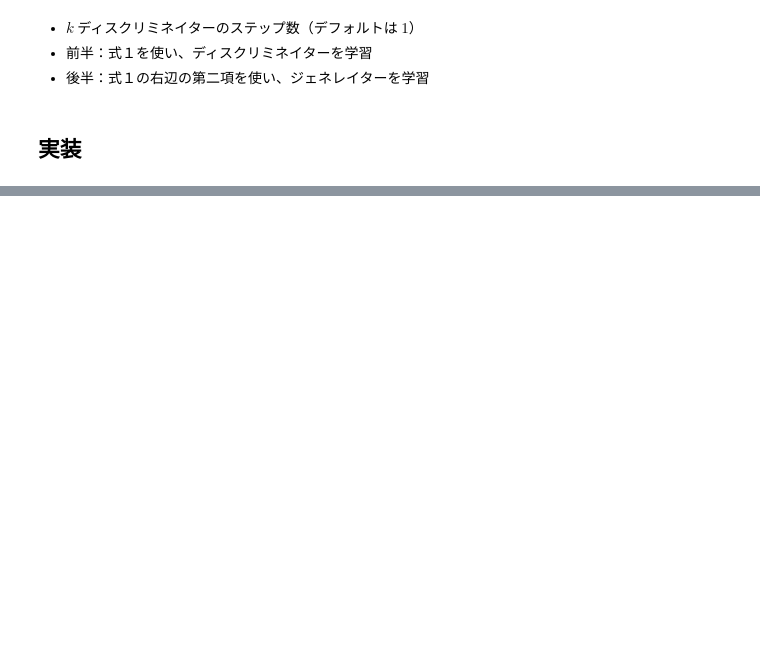
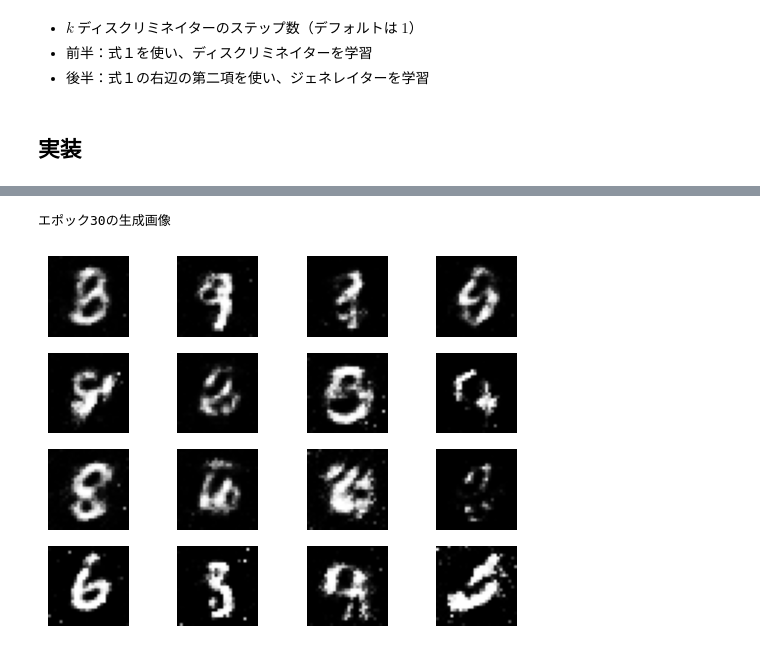
Before and after one commit to hayatoshibahara/simple-mnist-nn-from-scratch, a Jupyter notebook: gan.ipynb, the cells around one changed output, grey strips where cells are left out. Saved outputs shown, nothing was run; the diff lists cells and outputs as text; code cells hidden in the pictures; blank space fills up the shorter version.

```diff
--- a/gan.ipynb
+++ b/gan.ipynb
@@ -351,3 +305,8 @@ view_samples(1)
+# %%
+view_samples(30)
+# %% [output]
+エポック30の生成画像
+[figure, added]
 # %%
 view_samples(50)
 # %% [output]
```
Also changed, not shown: parts of 9 cells of this notebook.
